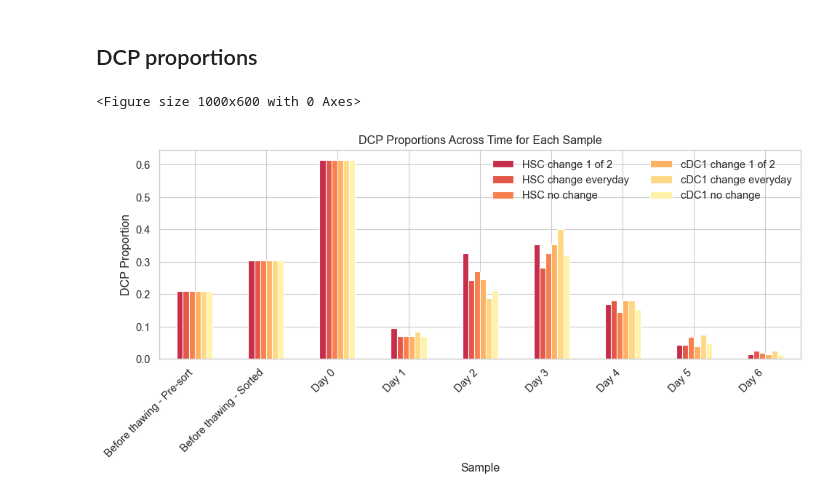
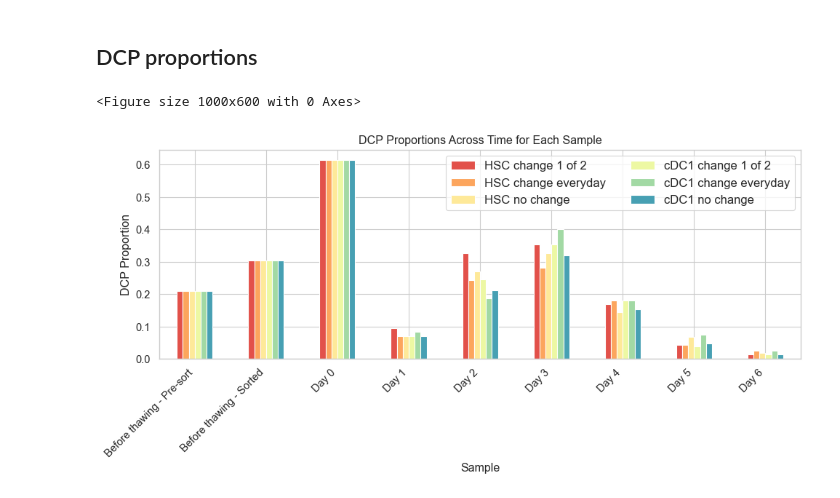
Before and after one commit to AlexiaGiroud/ThawingDCPs, a Jupyter notebook: graphs_try2.ipynb, the cells around one changed output. Drawn from its saved outputs; the diff is of its cells as text; code cells hidden in the pictures.

Commit message:
Changed the legends and added a new line chart

```diff
--- a/graphs_try2.ipynb
+++ b/graphs_try2.ipynb
@@ -158,16 +229,19 @@ plt.show()
 # %% [markdown]
 ## DCP proportions
+# %%
+sns.set_palette("Spectral", n_colors=6)
 # %%
 # Plot bar chart of DCP proportions across time for each sample
 plt.figure(figsize=(10, 6))
 dcp_proportions.plot(kind='bar', figsize=(10,5))
 plt.title('DCP Proportions Across Time for Each Sample')
 plt.xlabel('Sample')
 plt.ylabel('DCP Proportion')
 plt.xticks(rotation=45, ha='right')
-plt.legend(title="", frameon=False, ncol=2)
+plt.legend(title="", frameon=True, ncol=2, fontsize = 12)
+plt.savefig('Figures/DCP_proportions_bar_chart.png', dpi=300, bbox_inches='tight')
 plt.tight_layout()
 plt.show()
 # %% [output]
 <Figure size 1000x600 with 0 Axes>
-[figure, old version]
+[figure, new version]
```
Also changed, not shown: parts of 11 cells of this notebook.
